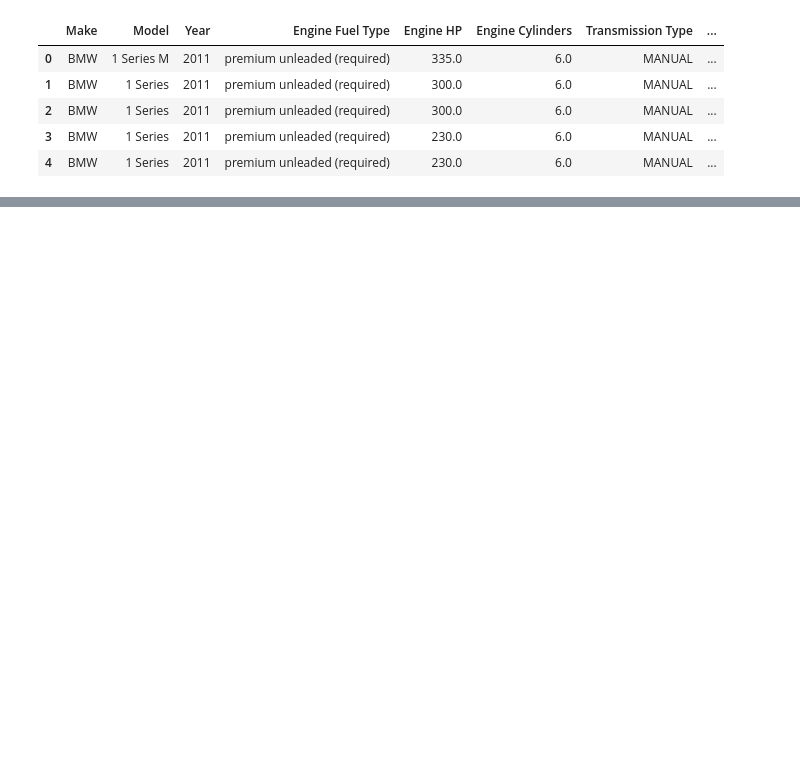
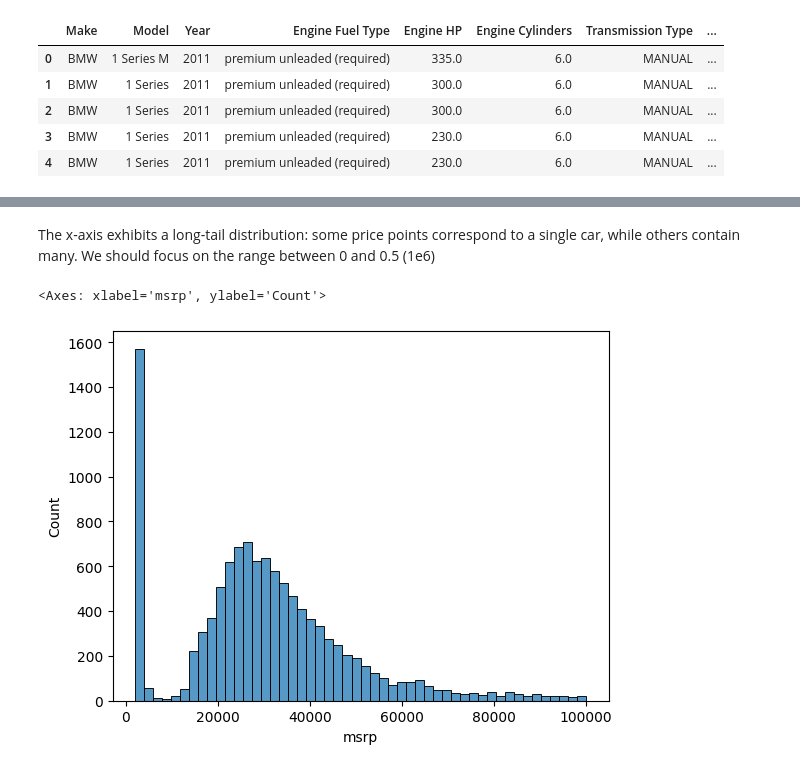
Before and after one commit to mitologistka/Machine_Learning_Zoomcamp_Homework, a Jupyter notebook: 02-regression/02-regression.ipynb, the cells around one changed output, grey strips where cells are left out. Saved outputs shown, nothing was run; the diff lists cells and outputs as text; code cells hidden in the pictures; blank space fills up the shorter version.

```diff
--- a/02-regression/02-regression.ipynb
+++ b/02-regression/02-regression.ipynb
@@ -33,0 +116,7 @@ df.head()
+# %% [markdown]
+The x-axis exhibits a long-tail distribution: some price points correspond to a single car, while others contain many. We should focus on the range between 0 and 0.5 (1e6)
+# %%
+sns.histplot(df.msrp[df.msrp < 100000], bins=50)
+# %% [output]
+<Axes: xlabel='msrp', ylabel='Count'>
+[figure, added]
```
Also changed, not shown: parts of 98 cells of this notebook.
